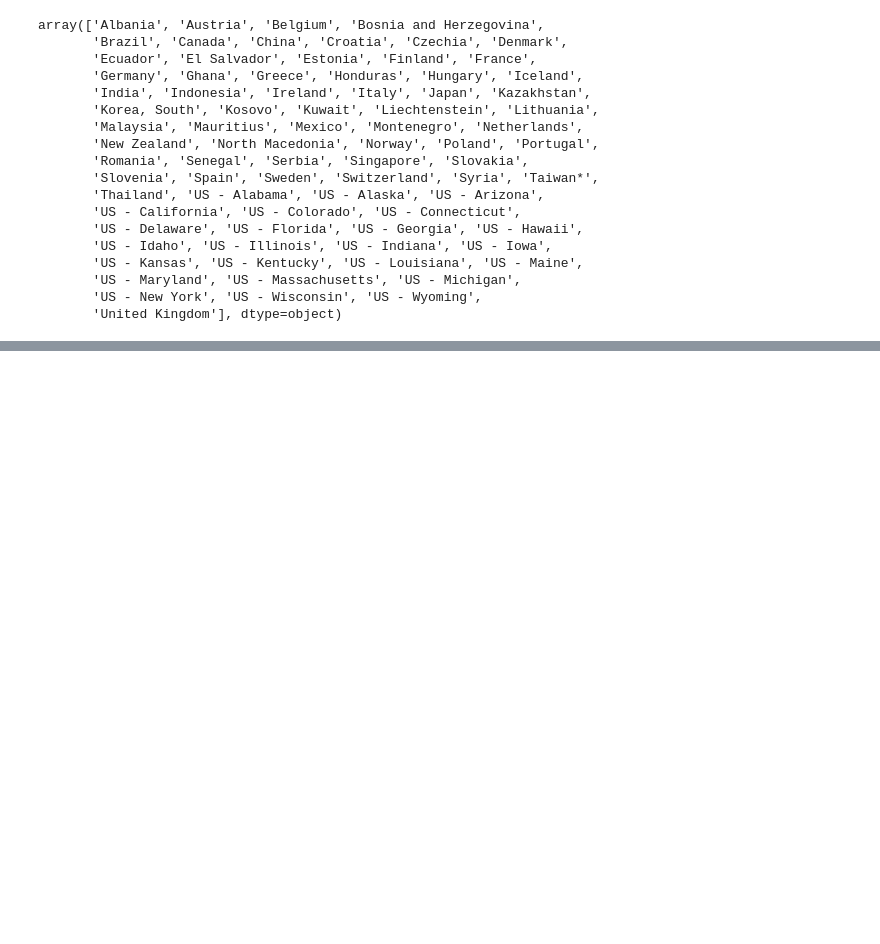
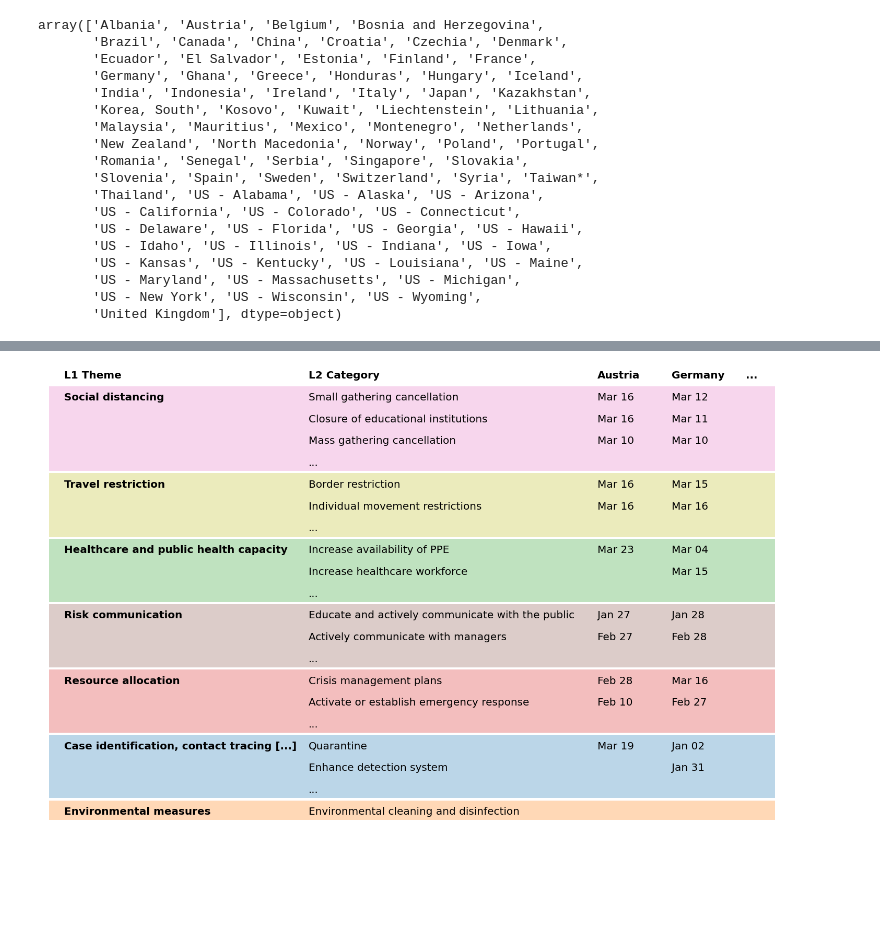
Before and after one commit to lukasgeyrhofer/corona, a Jupyter notebook: presentation/explore_data.ipynb, the cells around one changed output, grey strips where cells are left out. Drawn from its saved outputs; the diff is of its cells as text; code cells hidden in the pictures; blank space fills up the shorter version.

```diff
--- a/presentation/explore_data.ipynb
+++ b/presentation/explore_data.ipynb
@@ -105,0 +363,3 @@ for country in special_countries:
+# %%
+data_ranking = pd.read_csv('data/comparison_of_rankings_revision - Data for Heatmap.csv', skiprows=1)
+data_ranking.head()
@@ -105,0 +374,3 @@ for country in special_countries:
+# %%
+for l1theme, l1data in data_ranking.groupby('L1 theme'):
+    print(l1theme,l1data.sort_values('mean normalized score', ascending = False)['L2 category'].values[:2])
@@ -105,0 +387,53 @@ for country in special_countries:
+# %%
+L1order = [
+'Social distancing',
+'Travel restriction',
+'Healthcare and public health capacity',
+'Risk communication',
+'Resource allocation',
+'Case identification, contact tracing and related measures',
+'Environmental measures']
+L1maxmeasures = [3,2,2,2,2,2,1]
+
+show_countries = ['Austria', 'Germany']
+
+lineheight   = 0.04
+fontsize     = 20
+l1pos        = 0.03
+l2pos        = 0.36
+countrypos   = 0.75
+countrywidth = 0.10
+
+fig,ax = plt.subplots(1,1, figsize = (20,15))
+
+ax.set_xlim((0,1))
+ax.set_ylim((1,0))
+ax.axis('off')
+
+i = 1
+lasti = 1
+ax.annotate('L1 Theme', [l1pos, 0], fontsize = fontsize, weight = 'bold')
+ax.annotate('L2 Category', [l2pos, 0], fontsize = fontsize, weight = 'bold')
+for j,country in enumerate(show_countries):
+    ax.annotate(country, [countrypos + j*countrywidth, 0], fontsize = fontsize, weight = 'bold')
+ax.annotate('...', [countrypos + (j+1)*countrywidth, 0], fontsize = fontsize, weight = 'bold')
+
+for l1theme,maxmeasures in zip(L1order,L1maxmeasures):
+    ax.annotate(tws(l1theme,45), (l1pos,i*lineheight), weight = 'bold', fontsize = fontsize)
+    for measure in data_ranking.merge(getImplementDate(show_countries), on = ['L1 theme', 'L2 category']).query('`L1 theme` == "{}"'.format(l1theme)).sort_values('mean normalized score', ascending = False)[['L2 category'] + show_countries].values[:maxmeasures,:]:
+        ax.annotate(tws(measure[0],50), (l2pos, i*lineheight), fontsize = fontsize)
+        for j,implementdate in enumerate(measure[1:]):
+            ax.annotate(implementdate, [countrypos + j*countrywidth, i*lineheight], fontsize = fontsize)
+        i += 1
+    if not l1theme == L1order[-1]:
+        ax.annotate('...', (l2pos, i*lineheight), fontsize = fontsize)
+        i += 1
+    background = plt.Rectangle([.01, lasti * lineheight - 0.0255], .98, (i-lasti) * lineheight - .004, fill = True, fc = L1colors[l1theme], alpha = .3)
+
+    ax.add_patch(background)
+    lasti = i
+fig.tight_layout()
+fig.savefig('CCCSL.png')
+fig.savefig('CCCSL.pdf')
+# %% [output]
+[figure, added]
```
Also changed, not shown: parts of 20 cells of this notebook.
